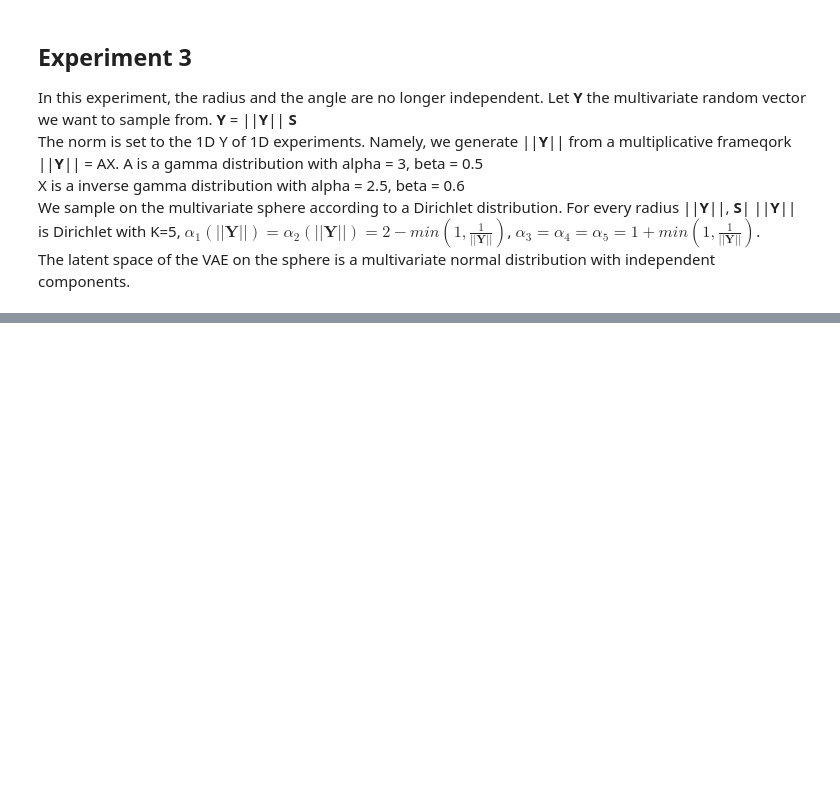
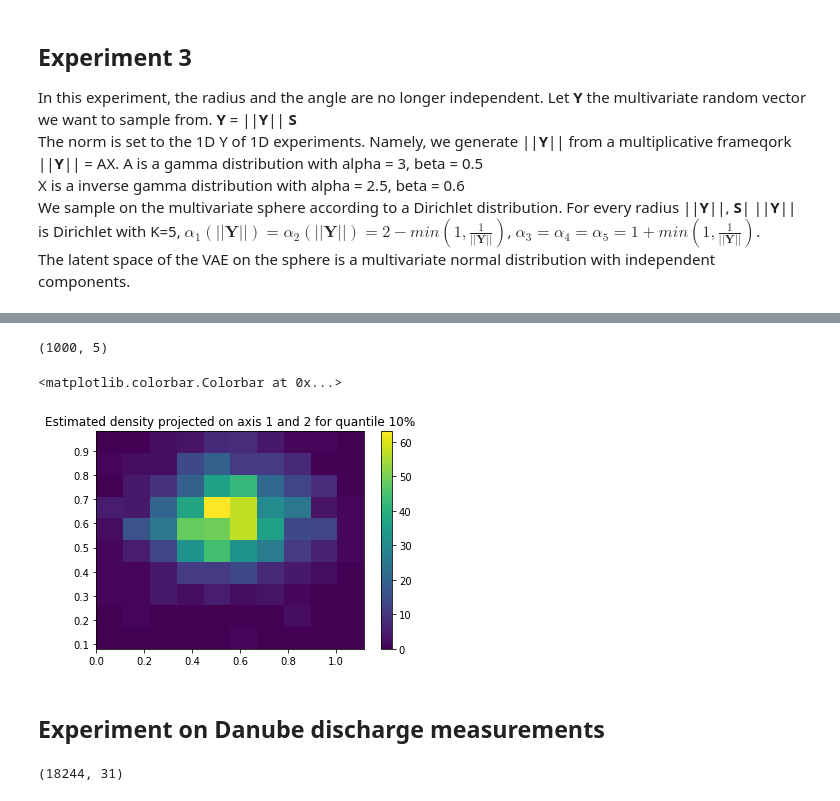
Before and after one commit to Nicolasecl16/These, a Jupyter notebook: Extreme_VAE/Tf Invgamma VAE.ipynb, the cells around one changed output, grey strips where cells are left out. Saved outputs shown, nothing was run; the diff lists cells and outputs as text; code cells hidden in the pictures; blank space fills up the shorter version.

```diff
--- a/Extreme_VAE/Tf Invgamma VAE.ipynb
+++ b/Extreme_VAE/Tf Invgamma VAE.ipynb
@@ -1224,0 +1286,21 @@ The latent space of the VAE on the sphere is a multivariate normal distribution
+# %%
+def q_to_tensor(q):
+    return(tf.ones(1000)*q)
+
+S_gen_prior = prior_sphere_dependent.sample((1000))
+samples_S_gen = decoder_sphere_dependent([S_gen_prior,q_to_tensor(100)])
+print(samples_S_gen.shape)
+S_gen1 = samples_S_gen[:,ax1]
+S_gen1 = tf.maximum(S_gen1,0)
+S_gen2 = samples_S_gen[:,ax2]
+S_gen2 = tf.maximum(S_gen2,0)
+plt.figure()
+plt.title(f'Estimated density projected on axis {ax1 + 1} and {ax2 + 1} for quantile {quantile}%')
+h =plt.hist2d(S_gen1, S_gen2,cmin=0)
+plt.colorbar(h[3])
+# %% [output]
+(1000, 5)
+<matplotlib.colorbar.Colorbar at 0x...>
+[figure, added]
+# %% [markdown]
+## Experiment on Danube discharge measurements
@@ -1224,0 +1309,10 @@ The latent space of the VAE on the sphere is a multivariate normal distribution
+# %%
+ncfile = Dataset('/home/nlafon/These/4Dvarnetstochastic/Danube_river_network/Dataset_danube.nc',"r")
+L=[]
+for i in range(31):
+    L.append(ncfile['S'+str(i+1)][:].reshape(18244,1))
+
+dataset = np.concatenate((L[0],L[1],L[2],L[3],L[4],L[5],L[6],L[7],L[8],L[9],L[10],L[11],L[12],L[13],L[14],L[15],L[16],L[17],L[18],L[19],L[20],L[21],L[22],L[23],L[24],L[25],L[26],L[27],L[28],L[29],L[30]),axis=1)
+print(dataset.shape)
+# %% [output]
+(18244, 31)
```
Also changed, not shown: parts of 34 cells of this notebook.
